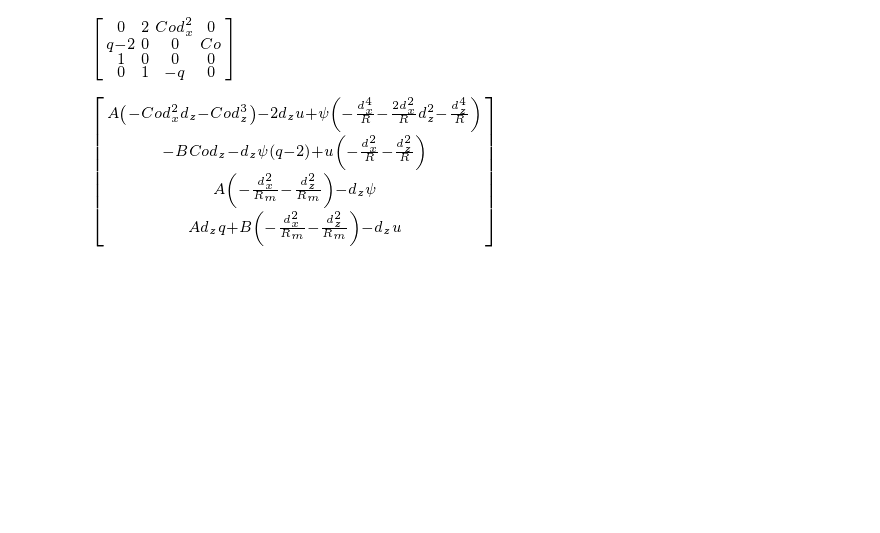
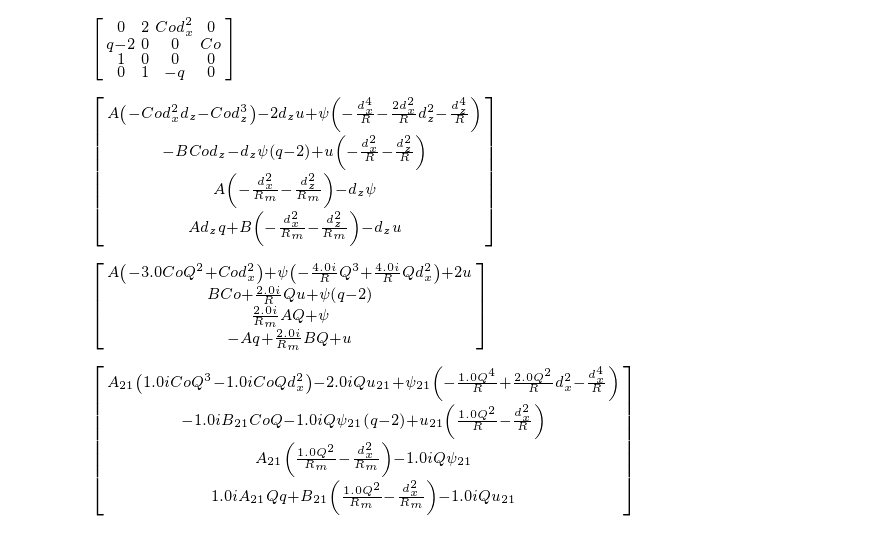
Before and after one commit to jsoishi/weakly_nonlinear_mri, a Jupyter notebook: python/adjoint solution.ipynb, the cells around one changed output. Cells and saved outputs as stored; diff of their text form; code cells hidden in the pictures; blank space fills up the shorter version.

```diff
--- a/python/adjoint solution.ipynb
+++ b/python/adjoint solution.ipynb
@@ -421,3 +421,12 @@ L1
 -L*VT
 # %% [output]
 [figure]
+# %%
+#V21
+(L1twiddle*VT).subs(dz, 1j*Q)
+# %% [output]
+[figure, added]
+# %%
+(-L*V21).subs(dz, 1j*Q)
+# %% [output]
+[figure, added]
```
Also changed, not shown: parts of 1 cell of this notebook, 3 other files.
